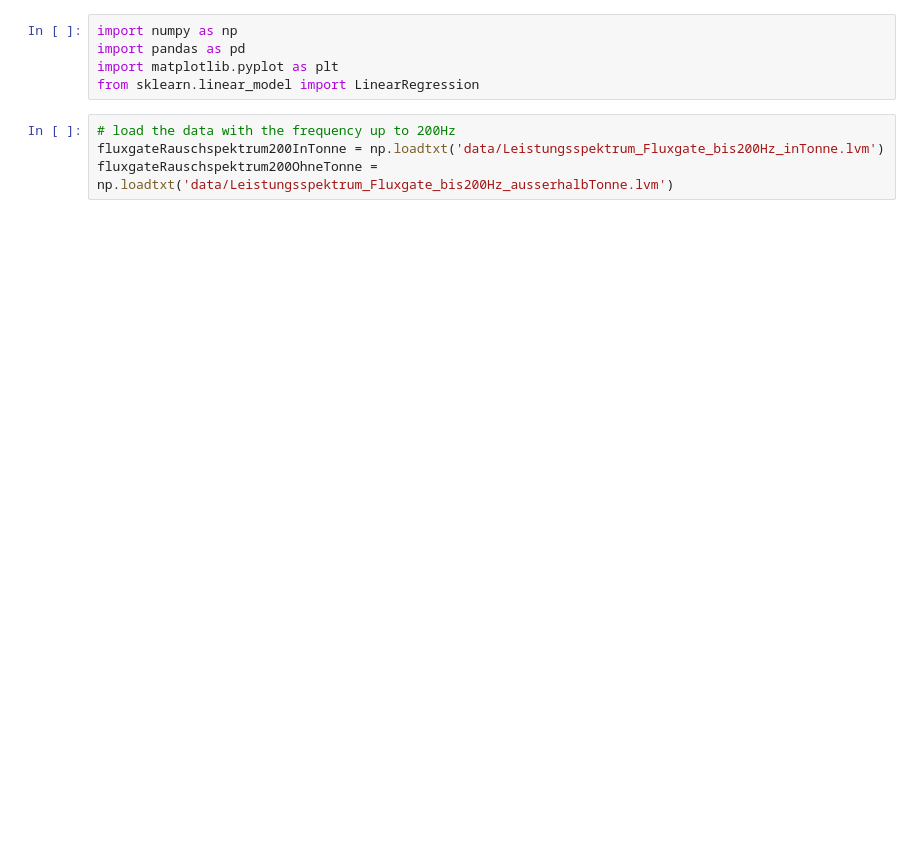
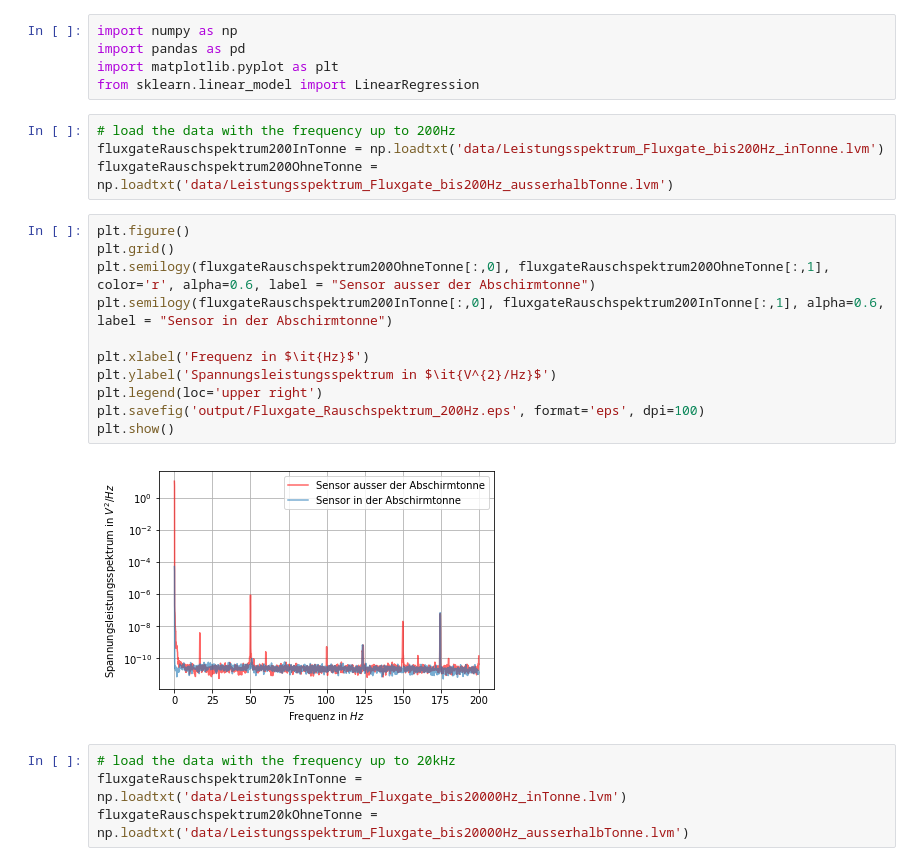
Before and after one commit to Acintya/sensorII_v6, a Jupyter notebook: Fluxgate/Fluxgate_Rauschspektrum.ipynb, the cells around one changed output. Saved outputs shown, nothing was run; the diff lists cells and outputs as text; blank space fills up the shorter version.

```diff
--- a/Fluxgate/Fluxgate_Rauschspektrum.ipynb
+++ b/Fluxgate/Fluxgate_Rauschspektrum.ipynb
@@ -7,3 +7,20 @@ from sklearn.linear_model import LinearRegression
 # load the data with the frequency up to 200Hz
 fluxgateRauschspektrum200InTonne = np.loadtxt('data/Leistungsspektrum_Fluxgate_bis200Hz_inTonne.lvm')
 fluxgateRauschspektrum200OhneTonne = np.loadtxt('data/Leistungsspektrum_Fluxgate_bis200Hz_ausserhalbTonne.lvm')
+# %%
+plt.figure()
+plt.grid()
+plt.semilogy(fluxgateRauschspektrum200OhneTonne[:,0], fluxgateRauschspektrum200OhneTonne[:,1], color='r', alpha=0.6, label = "Sensor ausser der Abschirmtonne")
+plt.semilogy(fluxgateRauschspektrum200InTonne[:,0], fluxgateRauschspektrum200InTonne[:,1], alpha=0.6, label = "Sensor in der Abschirmtonne")
+
+plt.xlabel('Frequenz in $\it{Hz}$')
+plt.ylabel('Spannungsleistungsspektrum in $\it{V^{2}/Hz}$')
+plt.legend(loc='upper right')
+plt.savefig('output/Fluxgate_Rauschspektrum_200Hz.eps', format='eps', dpi=100)
+plt.show()
+# %% [output]
+[figure, added]
+# %%
+# load the data with the frequency up to 20kHz
+fluxgateRauschspektrum20kInTonne = np.loadtxt('data/Leistungsspektrum_Fluxgate_bis20000Hz_inTonne.lvm')
+fluxgateRauschspektrum20kOhneTonne = np.loadtxt('data/Leistungsspektrum_Fluxgate_bis20000Hz_ausserhalbTonne.lvm')
```
Also changed, not shown: parts of 8 cells of this notebook, 18 other files.
